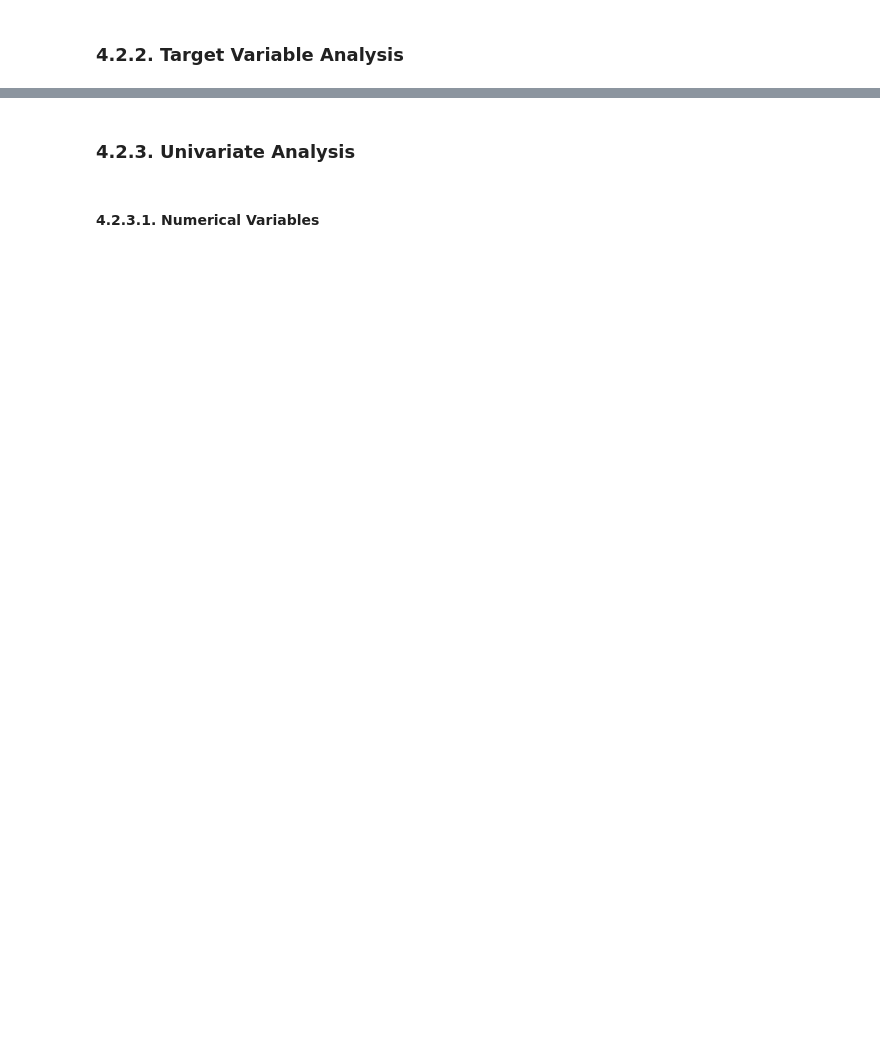
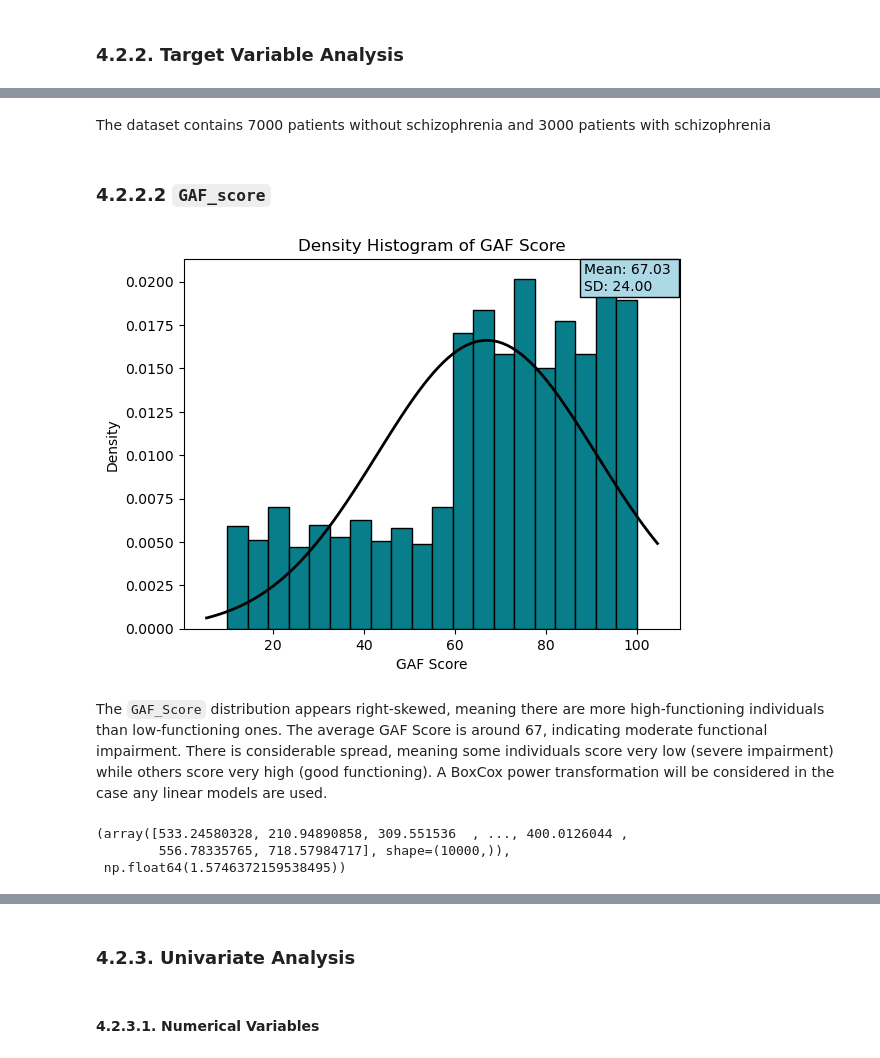
Before and after one commit to SMemic4/Schizophrenia-, a Jupyter notebook: notebooks/schizophrenia.ipynb, the cells around one changed output, grey strips where cells are left out. Drawn from its saved outputs; the diff is of its cells as text; code cells hidden in the pictures; blank space fills up the shorter version.

```diff
--- a/notebooks/schizophrenia.ipynb
+++ b/notebooks/schizophrenia.ipynb
@@ -161,0 +292,16 @@ col_dict = {'Gender': {0: 'Female', 1: 'Male'},
+# %% [markdown]
+The dataset contains 7000 patients without schizophrenia and 3000 patients with schizophrenia
+# %% [markdown]
+### 4.2.2.2 `GAF_score`
+# %%
+MLH.histo(X = df_decoded['GAF_Score'], xlabel = 'GAF Score', title = 'Density Histogram of GAF Score', filename = 'Distribution_GAF_Score')
+# %% [output]
+[figure, added]
+# %% [markdown]
+The `GAF_Score` distribution appears right-skewed, meaning there are more high-functioning individuals than low-functioning ones. The average GAF Score is around 67, indicating moderate functional impairment. There is considerable spread, meaning some individuals score very low (severe impairment) while others score very high (good functioning). A BoxCox power transformation will be considered in the case any linear models are used.
+# %%
+boxcox(x = df_decoded['GAF_Score'])
+# %% [output]
+(array([533.24580328, 210.94890858, 309.551536  , ..., 400.0126044 ,
+        556.78335765, 718.57984717], shape=(10000,)),
+ np.float64(1.5746372159538495))
```
Also changed, not shown: parts of 110 cells of this notebook, 29 other files.
